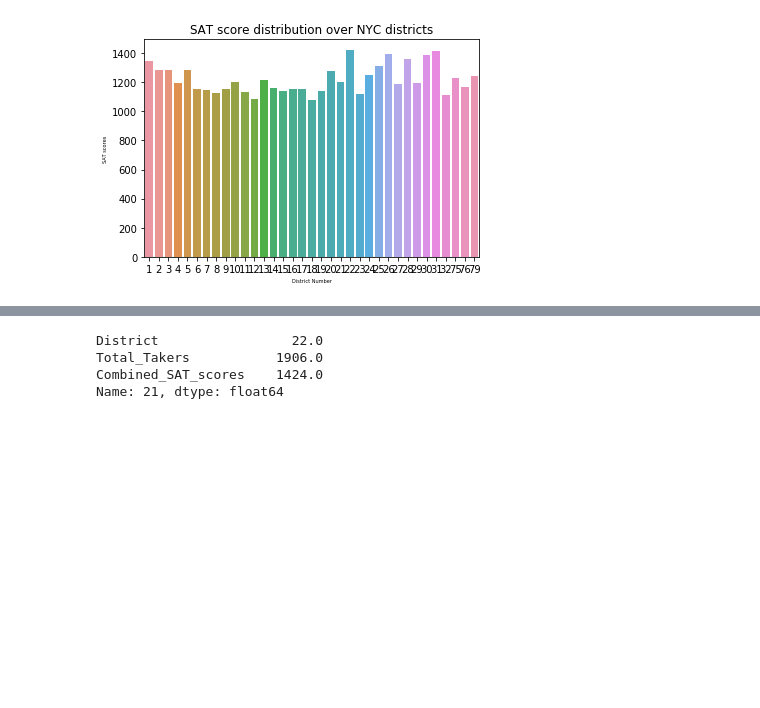
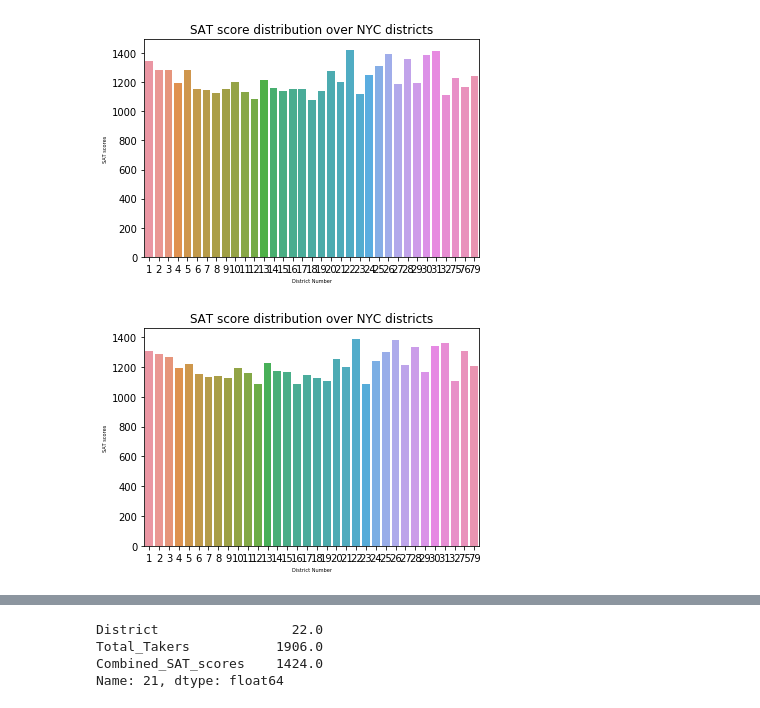
Before and after one commit to shravan097/NYCHS-Data-Analysis, a Jupyter notebook: baivab/SATAnalysis.ipynb, the cells around one changed output, grey strips where cells are left out. Drawn from its saved outputs; the diff is of its cells as text; code cells hidden in the pictures; blank space fills up the shorter version.

Commit message:
SAT score for all three years

```diff
--- a/baivab/SATAnalysis.ipynb
+++ b/baivab/SATAnalysis.ipynb
@@ -48,3 +48,35 @@ def get_SAT_by_District():
     SAT_DF = SAT_DF[['District','Total_Takers','Combined_SAT_scores']]
 
     return SAT_DF
+# %%
+def get_SAT_by_District_2012():
+    SAT_df=get_SATScores('2012')
+    SAT_df = SAT_df[SAT_df.sat_critical_reading_avg_score != 's']
+    SAT_df.sat_critical_reading_avg_score = SAT_df.sat_critical_reading_avg_score.astype('int')
+    SAT_df.sat_math_avg_score= SAT_df.sat_math_avg_score.astype('int')
+    SAT_df.sat_writing_avg_score= SAT_df.sat_writing_avg_score.astype('int')
+    SAT_df.num_of_sat_test_takers=SAT_df.num_of_sat_test_takers.astype('int')
+
+    SAT_df['combined_score'] = SAT_df['sat_critical_reading_avg_score']+SAT_df['sat_math_avg_score']+SAT_df['sat_writing_avg_score']
+
+
+    SAT_df = SAT_df[['dbn','school_name','combined_score','num_of_sat_test_takers']]
+
+    SAT_df['district']=SAT_df.dbn.str[:2]
+
+    SAT_df = SAT_df[['district','school_name','combined_score','num_of_sat_test_takers']]
+
+    SAT_DF=pd.DataFrame()
+
+    SAT_DF['Total_Takers']=SAT_df.groupby('district')['num_of_sat_test_takers'].sum()
+
+    SAT_DF['Combined_SAT_scores']=SAT_df.groupby('district')['combined_score'].mean()
+
+    SAT_DF['District']=SAT_DF.index
+    SAT_DF.District=SAT_DF.District.astype('int')
+
+    SAT_DF.reset_index(drop=True, inplace=True)
+
+    SAT_DF = SAT_DF[['District','Total_Takers','Combined_SAT_scores']]
+
+    return SAT_DF
@@ -52,0 +120,2 @@ SAT_df=get_SAT_by_District()
+# %%
+SAT_df_2012=get_SAT_by_District_2012()
@@ -69,3 +158,12 @@ plt.title('SAT score distribution over NYC districts')
 plt.show()
 # %% [output]
 [figure]
+# %%
+sns.barplot(x=SAT_df_2012.District, y=SAT_df_2012.Combined_SAT_scores)
+
+plt.xlabel('District Number', fontsize=5)
+plt.ylabel('SAT scores', fontsize=5)
+plt.title('SAT score distribution over NYC districts')
+plt.show()
+# %% [output]
+[figure, added]
```
Also changed, not shown: parts of 17 cells of this notebook.
